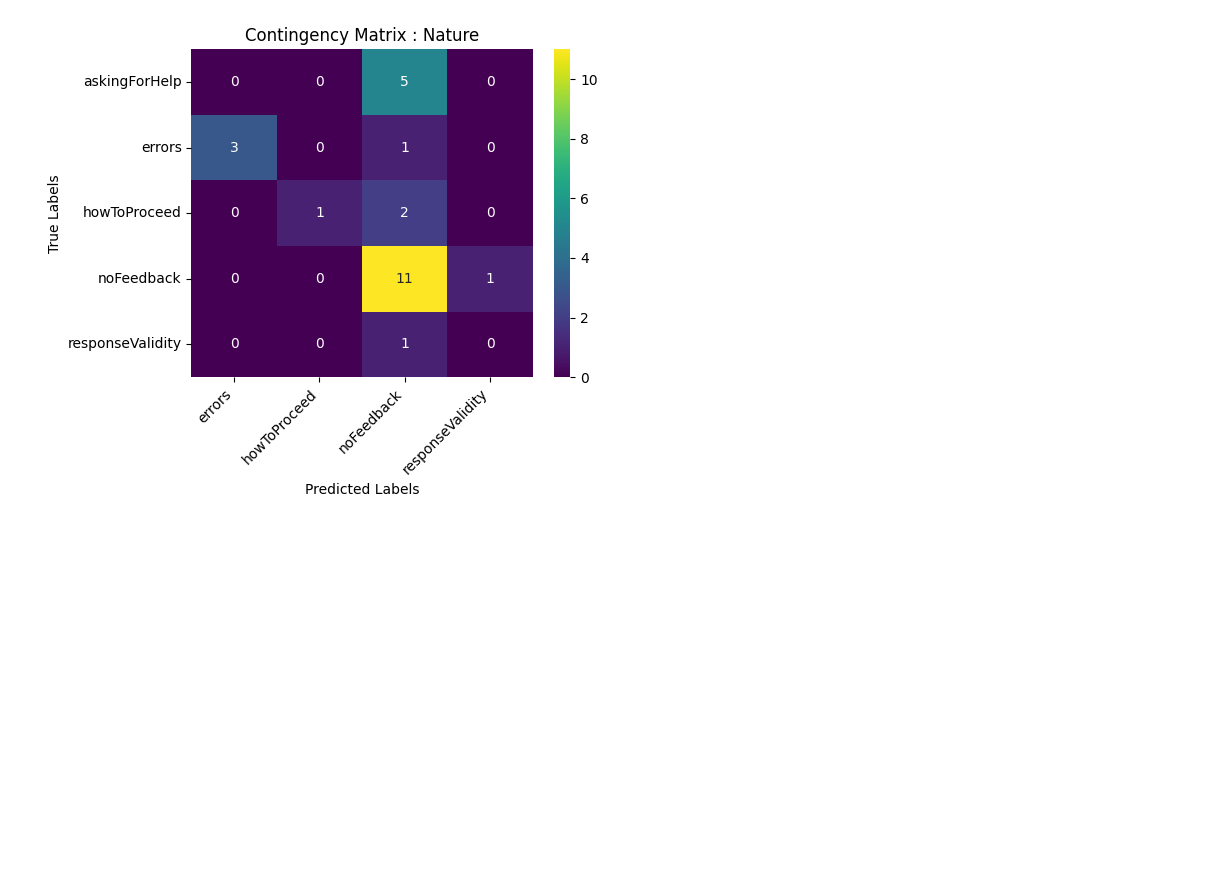
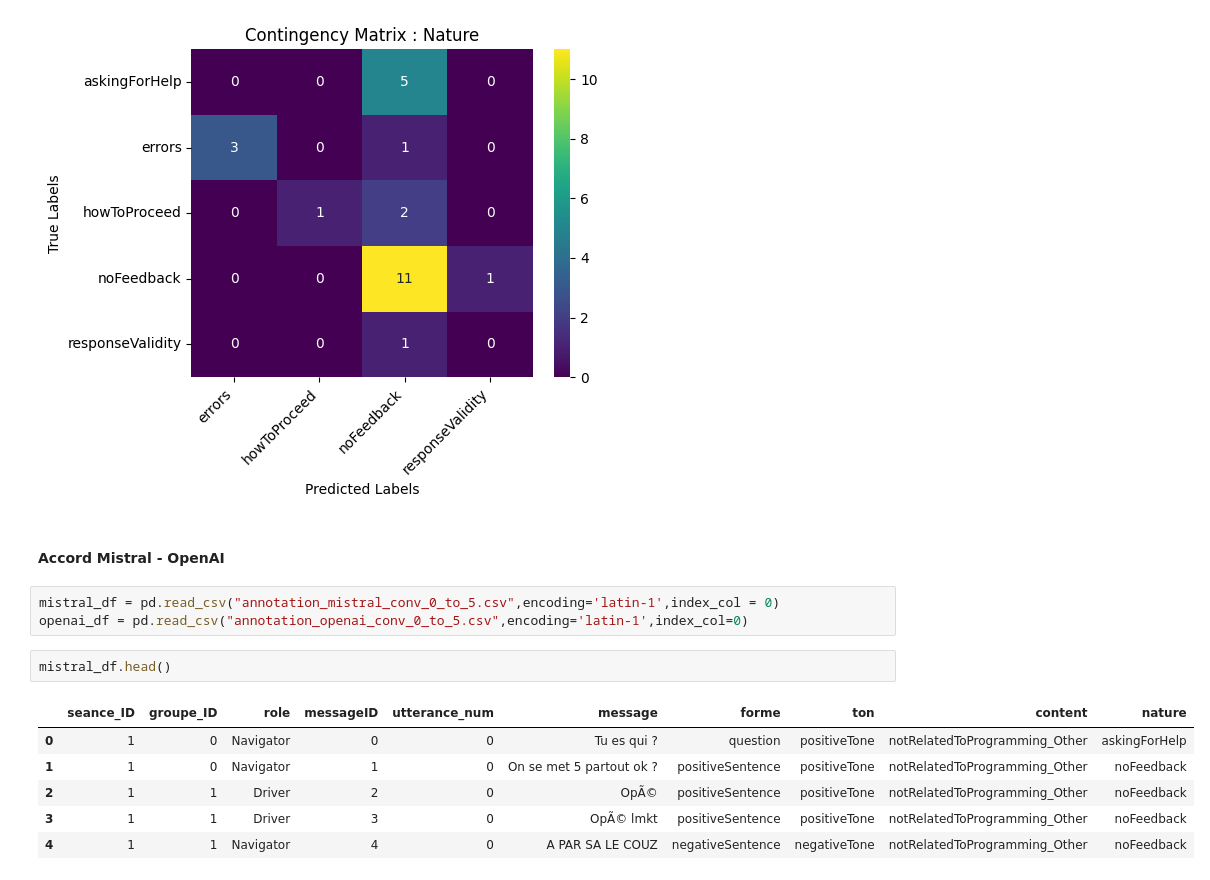
Before and after one commit to chloeboireaudevier/StageMIDL, a Jupyter notebook: kappa_cohen.ipynb, the cells around one changed output. Drawn from its saved outputs; the diff is of its cells as text; blank space fills up the shorter version.

```diff
--- a/kappa_cohen.ipynb
+++ b/kappa_cohen.ipynb
@@ -270,3 +270,17 @@ plt.tight_layout()
 plt.show()
 # %% [output]
 [figure]
+# %% [markdown]
+#### Accord Mistral - OpenAI
+# %%
+mistral_df = pd.read_csv("annotation_mistral_conv_0_to_5.csv",encoding='latin-1',index_col = 0)
+openai_df = pd.read_csv("annotation_openai_conv_0_to_5.csv",encoding='latin-1',index_col=0)
+# %%
+mistral_df.head()
+# %% [output]
+|  | seance_ID | groupe_ID | role | messageID | utterance_num | message | forme | ton | content | nature |
+| 0 | 1 | 0 | Navigator | 0 | 0 | Tu es qui ? | question | positiveTone | notRelatedToProgramming_Other | askingForHelp |
+| 1 | 1 | 0 | Navigator | 1 | 0 | On se met 5 partout ok ? | positiveSentence | positiveTone | notRelatedToProgramming_Other | noFeedback |
+| 2 | 1 | 1 | Driver | 2 | 0 | OpÃ© | positiveSentence | positiveTone | notRelatedToProgramming_Other | noFeedback |
+| 3 | 1 | 1 | Driver | 3 | 0 | OpÃ© lmkt | positiveSentence | positiveTone | notRelatedToProgramming_Other | noFeedback |
+| 4 | 1 | 1 | Navigator | 4 | 0 | A PAR SA LE COUZ | negativeSentence | negativeTone | notRelatedToProgramming_Other | noFeedback |
```
Also changed, not shown: parts of 5 cells of this notebook, 6 other files.
